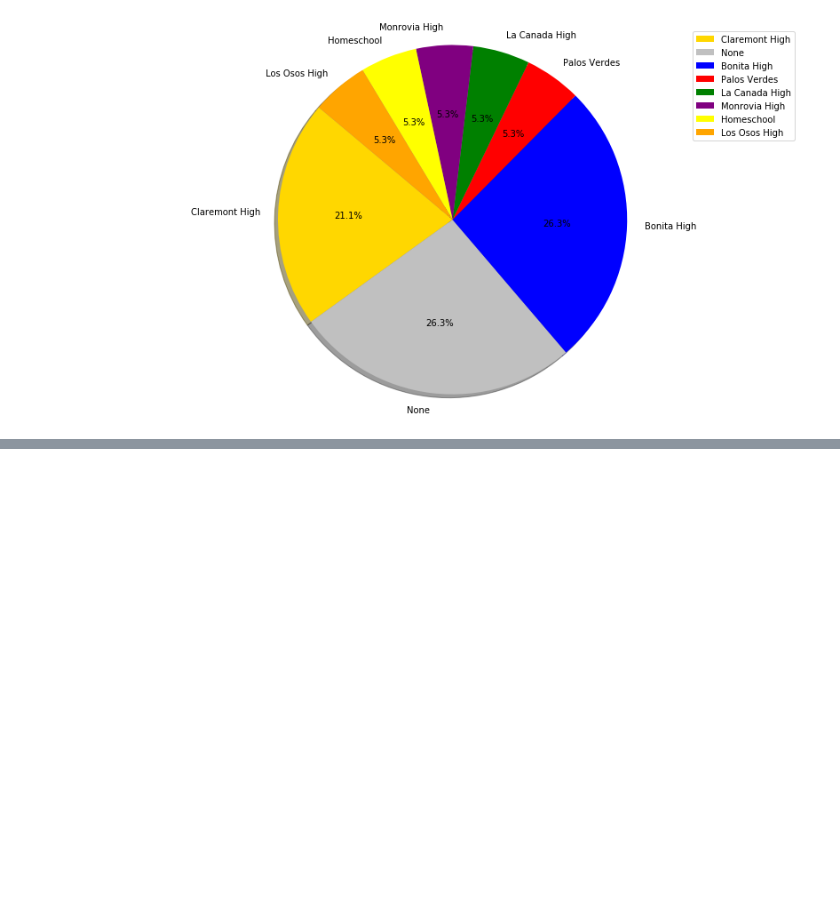
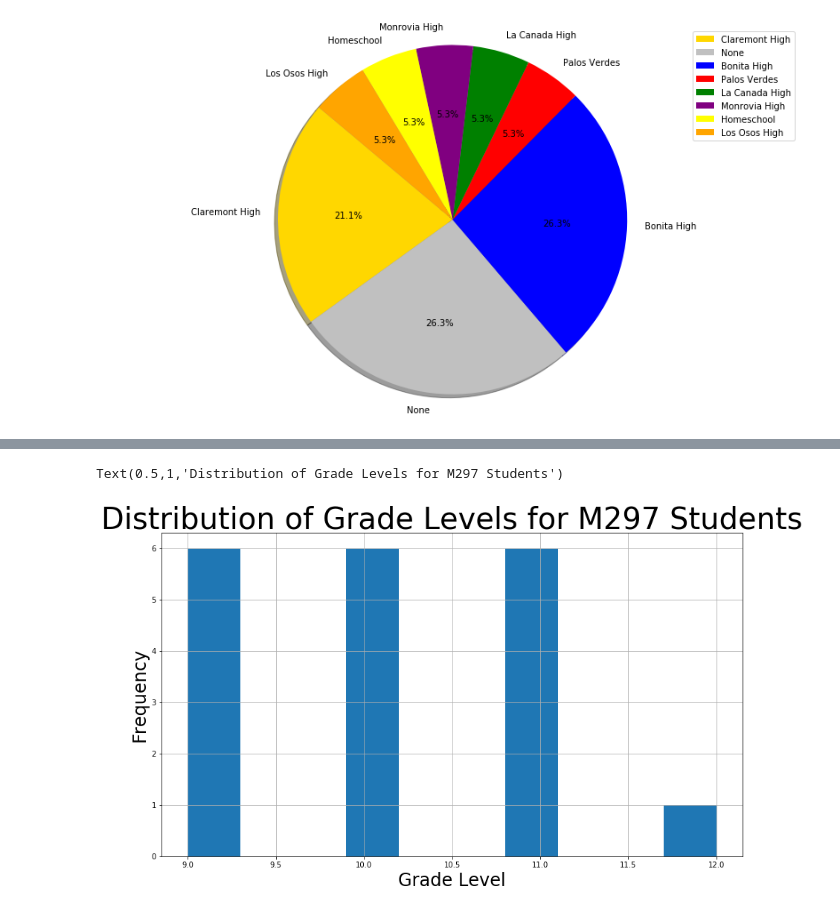
Before and after one commit to TheChanRProject/M297, a Jupyter notebook: hands-on/notebooks/Student Representation Activity.ipynb, the cells around one changed output, grey strips where cells are left out. Drawn from its saved outputs; the diff is of its cells as text; code cells hidden in the pictures; blank space fills up the shorter version.

```diff
--- a/hands-on/notebooks/Student Representation Activity.ipynb
+++ b/hands-on/notebooks/Student Representation Activity.ipynb
@@ -115,0 +150,11 @@ plt.legend()
+# %%
+# Histogram
+
+plt.figure(figsize=(14,8))
+studentData['Grade Number'].hist()
+plt.xlabel("Grade Level", size="24")
+plt.ylabel("Frequency", size="24")
+plt.title("Distribution of Grade Levels for M297 Students", size="40")
+# %% [output]
+Text(0.5,1,'Distribution of Grade Levels for M297 Students')
+[figure, added]
```
Also changed, not shown: parts of 3 cells of this notebook.
